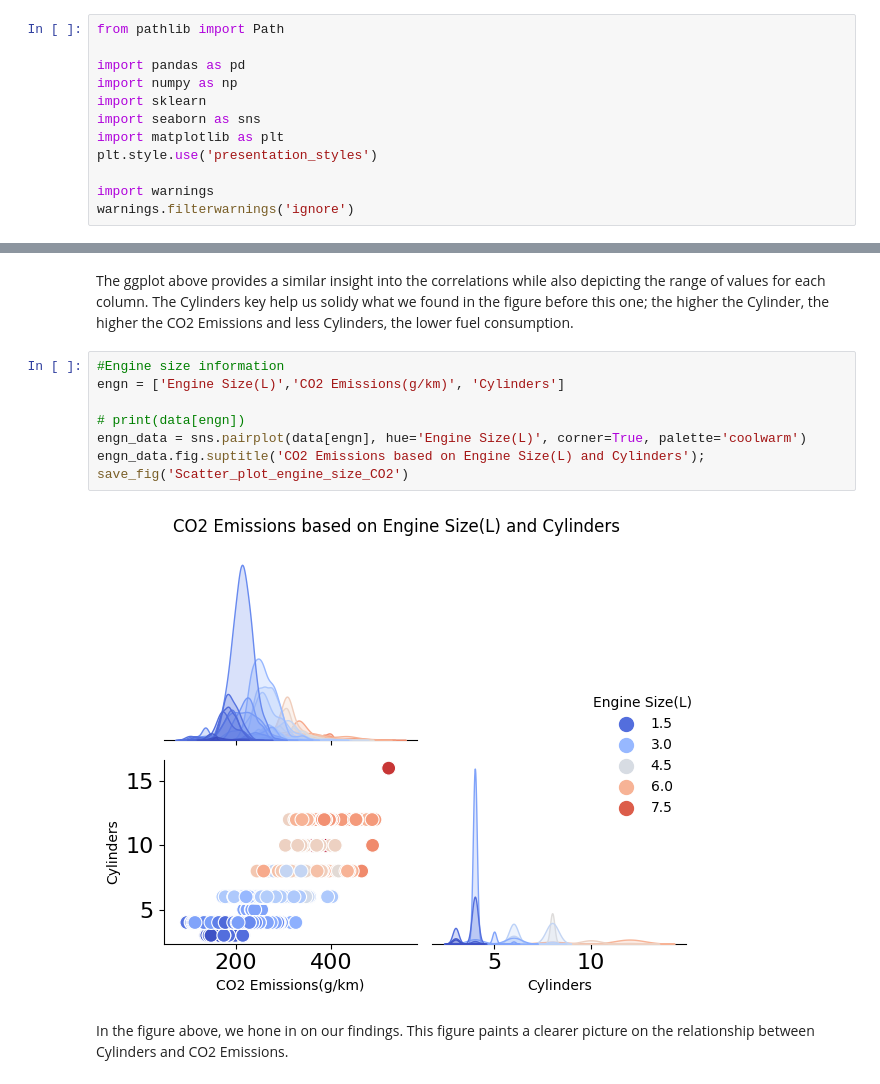
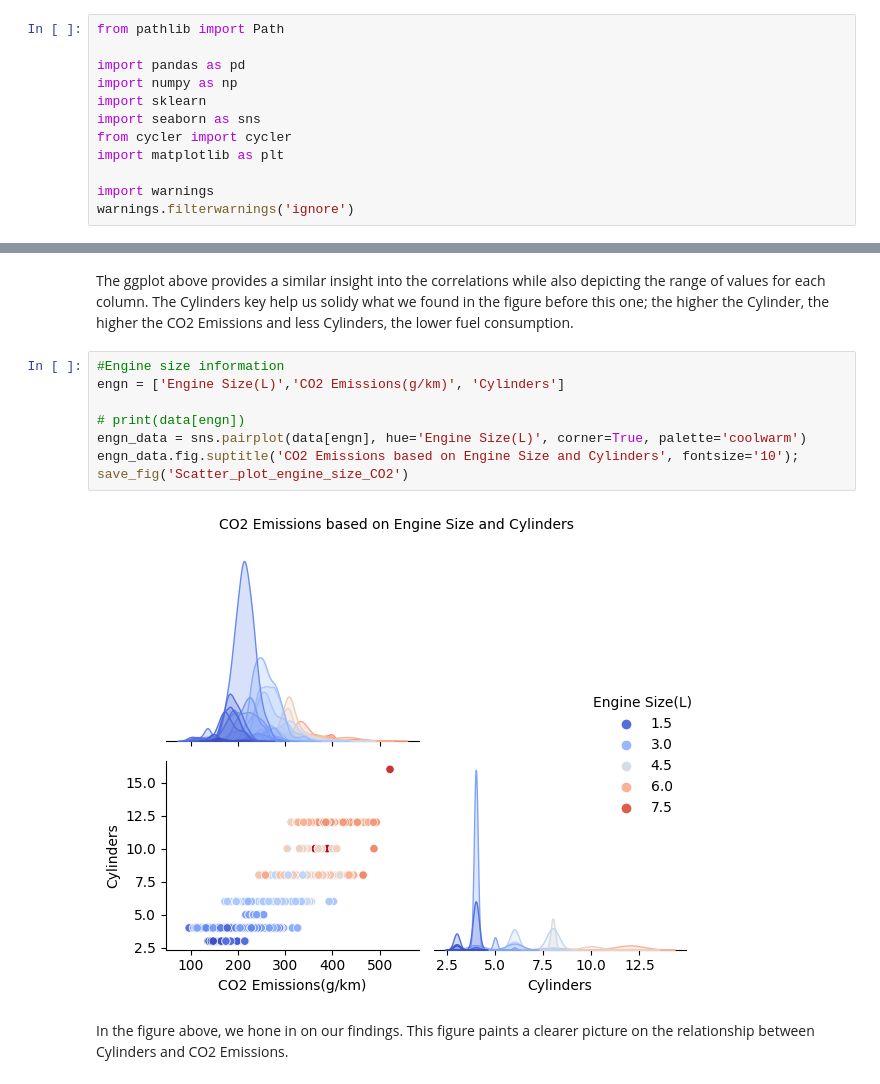
Before and after one commit to lauxpaux/cleanestCars, a Jupyter notebook: exploratory_data_analysis.ipynb, the cells around one changed output, grey strips where cells are left out. Drawn from its saved outputs; the diff is of its cells as text.

```diff
--- a/exploratory_data_analysis.ipynb
+++ b/exploratory_data_analysis.ipynb
@@ -15,8 +15,8 @@ import pandas as pd
 import numpy as np
 import sklearn
 import seaborn as sns
+from cycler import cycler
 import matplotlib as plt
-plt.style.use('presentation_styles')
 
 import warnings
 warnings.filterwarnings('ignore')
@@ -272,13 +230,13 @@ The ggplot above provides a similar insight into the correlations while also dep
 # %%
 #Engine size information
 engn = ['Engine Size(L)','CO2 Emissions(g/km)', 'Cylinders']
 
 # print(data[engn])
 engn_data = sns.pairplot(data[engn], hue='Engine Size(L)', corner=True, palette='coolwarm')
-engn_data.fig.suptitle('CO2 Emissions based on Engine Size(L) and Cylinders');
+engn_data.fig.suptitle('CO2 Emissions based on Engine Size and Cylinders', fontsize='10');
 save_fig('Scatter_plot_engine_size_CO2')
 # %% [output]
-[figure, old version]
+[figure, new version]
 # %% [markdown]
 In the figure above, we hone in on our findings. This figure paints a clearer picture on the relationship between Cylinders and CO2 Emissions.
 # %% [markdown]
```
Also changed, not shown: parts of 18 cells of this notebook, 9 other files.
